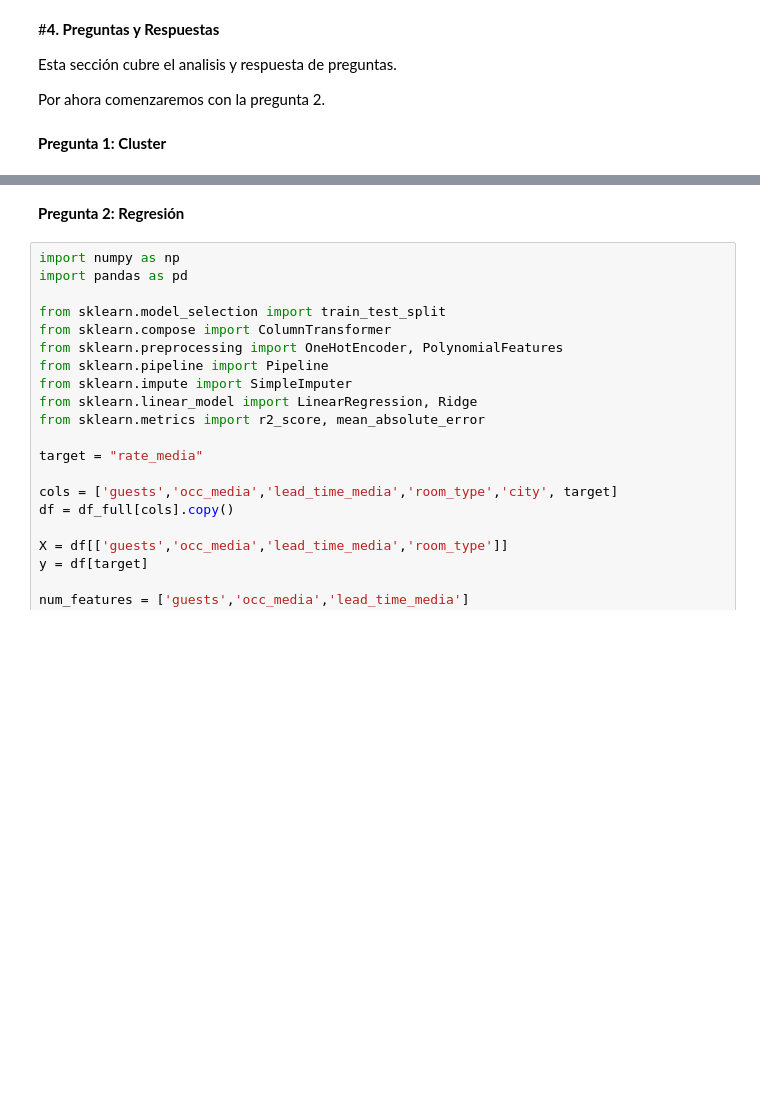
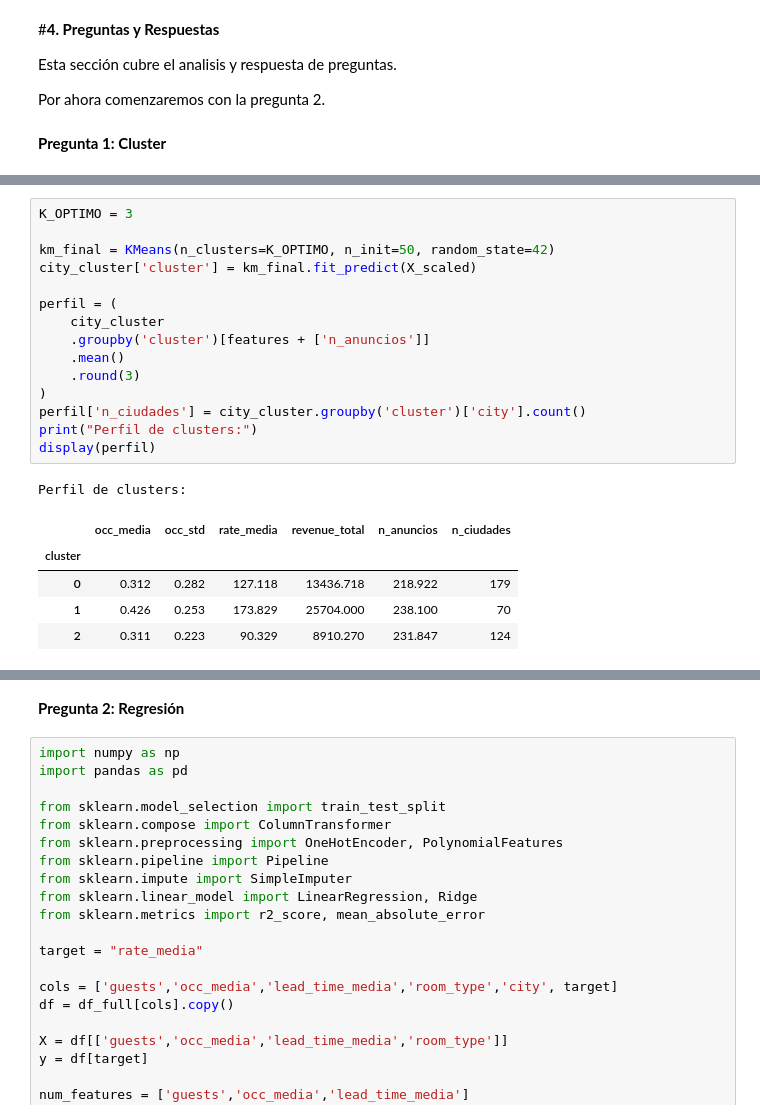
Before and after one commit to Rajevic-0/Proyecto-Mineria-De-Datos, a Jupyter notebook: Notebooks/Hito_1.ipynb, the cells around one changed output, grey strips where cells are left out. Saved outputs shown, nothing was run; the diff lists cells and outputs as text; blank space fills up the shorter version.

```diff
--- a/Notebooks/Hito_1.ipynb
+++ b/Notebooks/Hito_1.ipynb
@@ -600,0 +636,22 @@ plt.show()
+# %%
+K_OPTIMO = 3
+
+km_final = KMeans(n_clusters=K_OPTIMO, n_init=50, random_state=42)
+city_cluster['cluster'] = km_final.fit_predict(X_scaled)
+
+perfil = (
+    city_cluster
+    .groupby('cluster')[features + ['n_anuncios']]
+    .mean()
+    .round(3)
+)
+perfil['n_ciudades'] = city_cluster.groupby('cluster')['city'].count()
+print("Perfil de clusters:")
+display(perfil)
+# %% [output]
+Perfil de clusters:
+|  | occ_media | occ_std | rate_media | revenue_total | n_anuncios | n_ciudades |
+| cluster |  |  |  |  |  |  |
+| 0 | 0.312 | 0.282 | 127.118 | 13436.718 | 218.922 | 179 |
+| 1 | 0.426 | 0.253 | 173.829 | 25704.000 | 238.100 | 70 |
+| 2 | 0.311 | 0.223 | 90.329 | 8910.270 | 231.847 | 124 |
```
Also changed, not shown: parts of 8 cells of this notebook.
